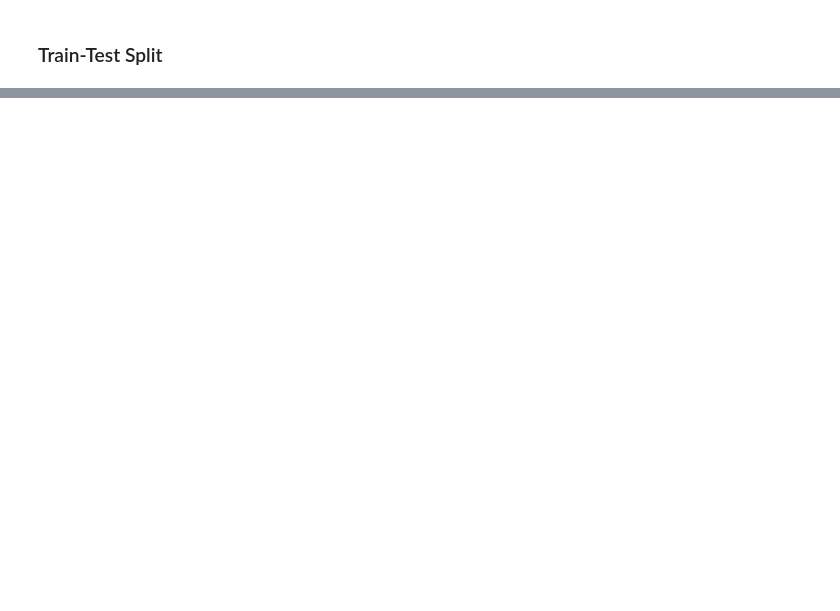
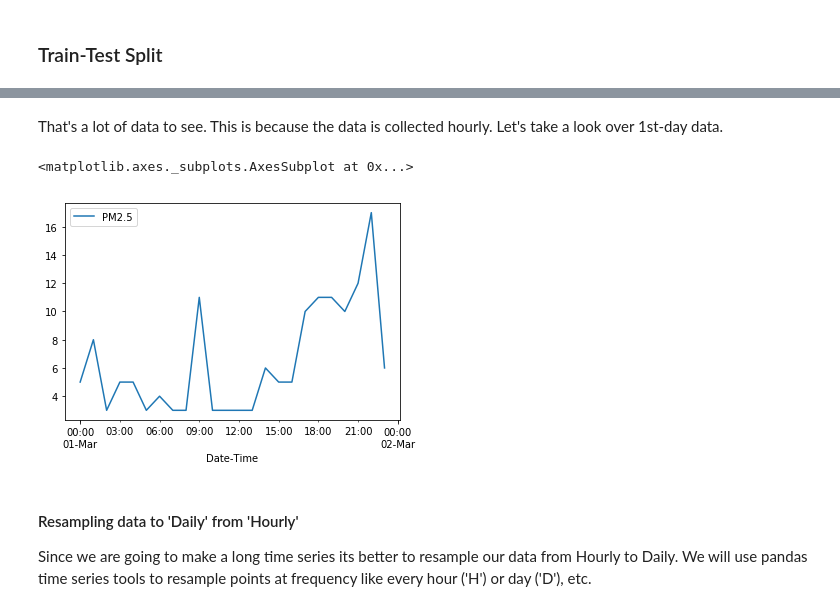
Before and after one commit to aishrock006/Capstone-Project, a Jupyter notebook: CapstoneProject.ipynb, the cells around one changed output, grey strips where cells are left out. Cells and saved outputs as stored; diff of their text form; code cells hidden in the pictures; blank space fills up the shorter version.

Commit message:
made date-time series, did resampling and train-test split

```diff
--- a/CapstoneProject.ipynb
+++ b/CapstoneProject.ipynb
@@ -357,0 +368,12 @@ Now it's time to split our time series data into train and test.
+# %% [markdown]
+That's a lot of data to see. This is because the data is collected hourly. Let's take a look over 1st-day data.
+# %%
+# plotting 1st day 24 hour data
+df_PM25[:24].plot()
+# %% [output]
+<matplotlib.axes._subplots.AxesSubplot at 0x...>
+[figure, added]
+# %% [markdown]
+ #### Resampling data to 'Daily' from 'Hourly'
+ Since we are going to make a long time series its better to resample our data from Hourly to Daily.
+ We will use pandas time series tools to resample points at frequency like every hour ('H') or day ('D'), etc.
```
Also changed, not shown: parts of 22 cells of this notebook.
